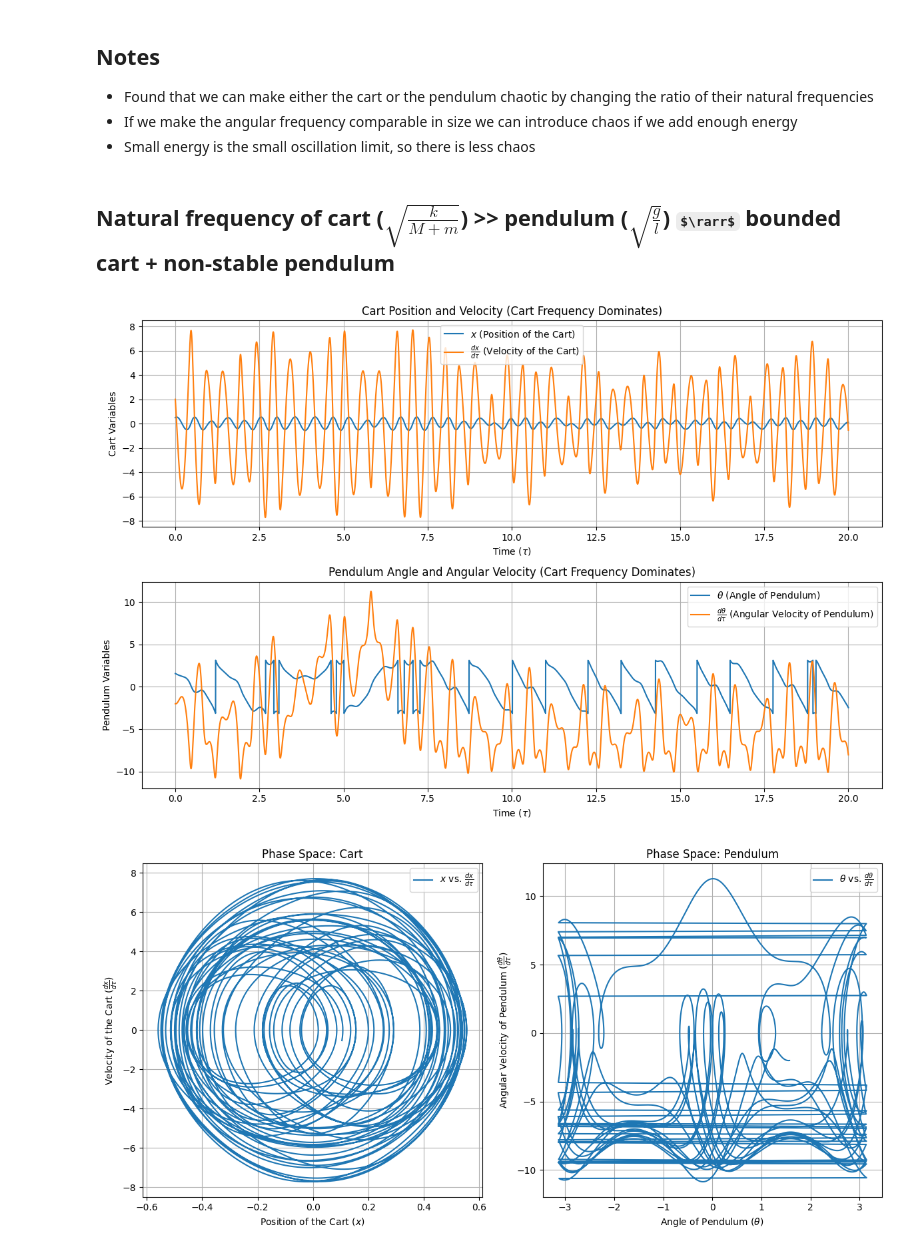
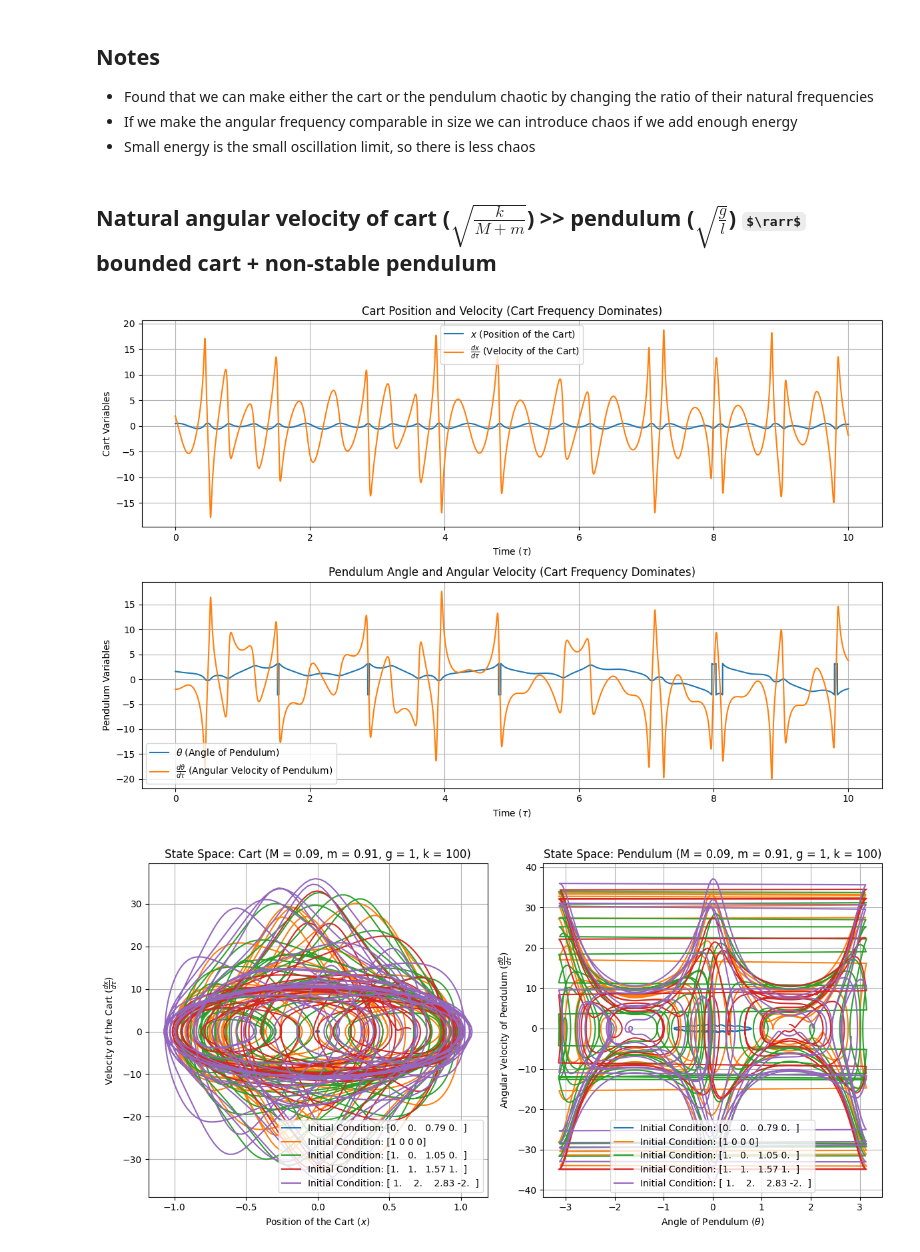
Before and after one commit to NextZtepS/SpringedCart_and_Pendulum, a Jupyter notebook: main.ipynb, the cells around one changed output. Drawn from its saved outputs; the diff is of its cells as text; code cells hidden in the pictures; some formulas as TeX source.

```diff
--- a/main.ipynb
+++ b/main.ipynb
@@ -103,9 +103,9 @@ plt.show()
 # %%
 initial_conditions = [
-    [0, 0, np.pi / 2, 0],
+    [0, 0, np.pi / 4, 0],
     [1, 0, 0, 0],
     [1, 0, np.pi / 3, 0],
-    [1, 1, np.pi / 4, 1],
+    [1, 1, np.pi / 2, 1],
     [1, 2, np.pi / 2, -2],
 ]
 
@@ -133,14 +133,16 @@ for cond, solution in zip(initial_conditions, solutions):
     plt.ylabel(r"Angular Velocity of Pendulum ($\frac{d\theta}{d\tau}$)")
 
 
+
 plt.subplot(1, 2, 1)
-plt.title("Phase Space: Cart")
+plt.title(f"State Space: Cart (M = {M}, m = {m}, g = {g}, k = {k})")
 plt.grid()
 plt.legend()
 plt.subplot(1, 2, 2)
-plt.title("Phase Space: Pendulum")
+plt.title(f"State Space: Pendulum (M = {M}, m = {m}, g = {g}, k = {k})")
 plt.grid()
 plt.legend()
 plt.tight_layout()
+plt.savefig(f"r-{(M / m):.0f}-k-{k}-g-{g}.pdf", format="pdf")
 plt.show()
 # %% [output]
@@ -152,11 +154,11 @@ plt.show()
 * If we make the angular frequency comparable in size we can introduce chaos if we add enough energy
 * Small energy is the small oscillation limit, so there is less chaos
 # %% [markdown]
-## Natural frequency of cart ($\sqrt{\frac{k}{M + m}}$) >> pendulum ($\sqrt{\frac{g}{l}}$) $\rarr$ bounded cart + non-stable pendulum
+## Natural angular velocity of cart ($\sqrt{\frac{k}{M + m}}$) >> pendulum ($\sqrt{\frac{g}{l}}$) $\rarr$ bounded cart + non-stable pendulum
 # %%
 # Modify constants to make the cart frequency dominate
-M = 0.5  # Mass of the cart
-m = 0.5  # Mass of the pendulum
+M = 0.09  # Mass of the cart
+m = 0.91  # Mass of the pendulum
 g = 1  # Gravity
 k = 100  # Spring constant
 l = 1  # Length of the pendulum
@@ -171,7 +173,7 @@ dθ_dτ0 = -2
 Y0 = [x0, dx_dτ0, θ0, dθ_dτ0]
 
 # Solve the Differential Equations
-τ_max = 20
+τ_max = 10
 num_point = 10_000
 τ = np.linspace(0, τ_max, num_point)
 x, dx_dτ, θ, dθ_dτ = solve_and_extract(model, Y0, τ, (M, m, g, k, l, L, T))
@@ -202,30 +204,50 @@ plt.grid()
 plt.tight_layout()
 plt.show()
 # %% [output]
-[figure, old version]
+[figure, new version]
 # %%
-# Plot the phase space
+initial_conditions = [
+    [0, 0, np.pi / 4, 0],
+    [1, 0, 0, 0],
+    [1, 0, np.pi / 3, 0],
+    [1, 1, np.pi / 2, 1],
+    [1, 2, np.pi * 0.9, -2],
+]
+
+solutions = []
+for i, Y0 in enumerate(initial_conditions):
+    x, dx_dτ, θ, dθ_dτ = solve_and_extract(model, Y0, τ, (M, m, g, k, l, L, T))
+    solutions.append((x, dx_dτ, θ, dθ_dτ))
+
+# Plot the results
 plt.figure(figsize=(12, 6))
 
-# Phase space of x vs. dx/dτ
+for cond, solution in zip(initial_conditions, solutions):
+    x, dx_dτ, θ, dθ_dτ = solution
+
+    # Phase space of x vs. dx/dτ
+    plt.subplot(1, 2, 1)
+    plt.plot(x, dx_dτ, label=f"Initial Condition: {np.round(cond, 2)}")
+    plt.xlabel(r"Position of the Cart ($x$)")
+    plt.ylabel(r"Velocity of the Cart ($\frac{dx}{d\tau}$)")
+
+    # Phase space of θ vs. dθ/dτ
+    plt.subplot(1, 2, 2)
+    plt.plot(θ, dθ_dτ, label=f"Initial Condition: {np.round(cond, 2)}")
+    plt.xlabel(r"Angle of Pendulum ($\theta$)")
+    plt.ylabel(r"Angular Velocity of Pendulum ($\frac{d\theta}{d\tau}$)")
+
+
 plt.subplot(1, 2, 1)
-plt.plot(x, dx_dτ, label=r"$x$ vs. $\frac{dx}{d\tau}$")
-plt.xlabel(r"Position of the Cart ($x$)")
-plt.ylabel(r"Velocity of the Cart ($\frac{dx}{d\tau}$)")
-plt.title("Phase Space: Cart")
+plt.title(f"State Space: Cart (M = {M}, m = {m}, g = {g}, k = {k})")
 plt.grid()
 plt.legend()
-
-# Phase space of θ vs. dθ/dτ
 plt.subplot(1, 2, 2)
-plt.plot(θ, dθ_dτ, label=r"$\theta$ vs. $\frac{d\theta}{d\tau}$")
-plt.xlabel(r"Angle of Pendulum ($\theta$)")
-plt.ylabel(r"Angular Velocity of Pendulum ($\frac{d\theta}{d\tau}$)")
-plt.title("Phase Space: Pendulum")
+plt.title(f"State Space: Pendulum (M = {M}, m = {m}, g = {g}, k = {k})")
 plt.grid()
 plt.legend()
-
 plt.tight_layout()
+plt.savefig(f"r-{(M / m):.0f}-k-{k}-g-{g}.pdf", format="pdf")
 plt.show()
 # %% [output]
-[figure, old version]
+[figure, new version]
```
Also changed, not shown: parts of 9 cells of this notebook, 12 other files.
